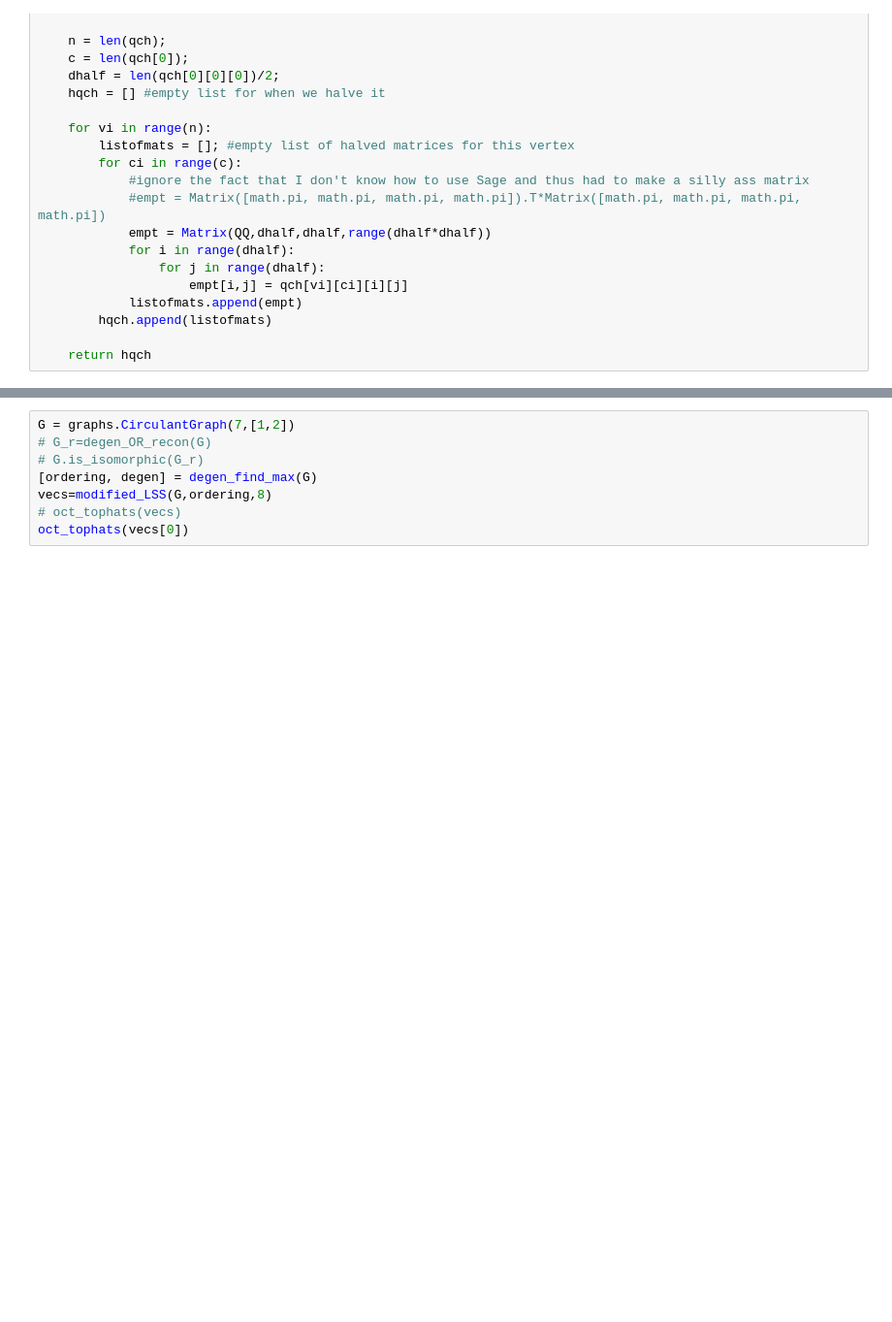
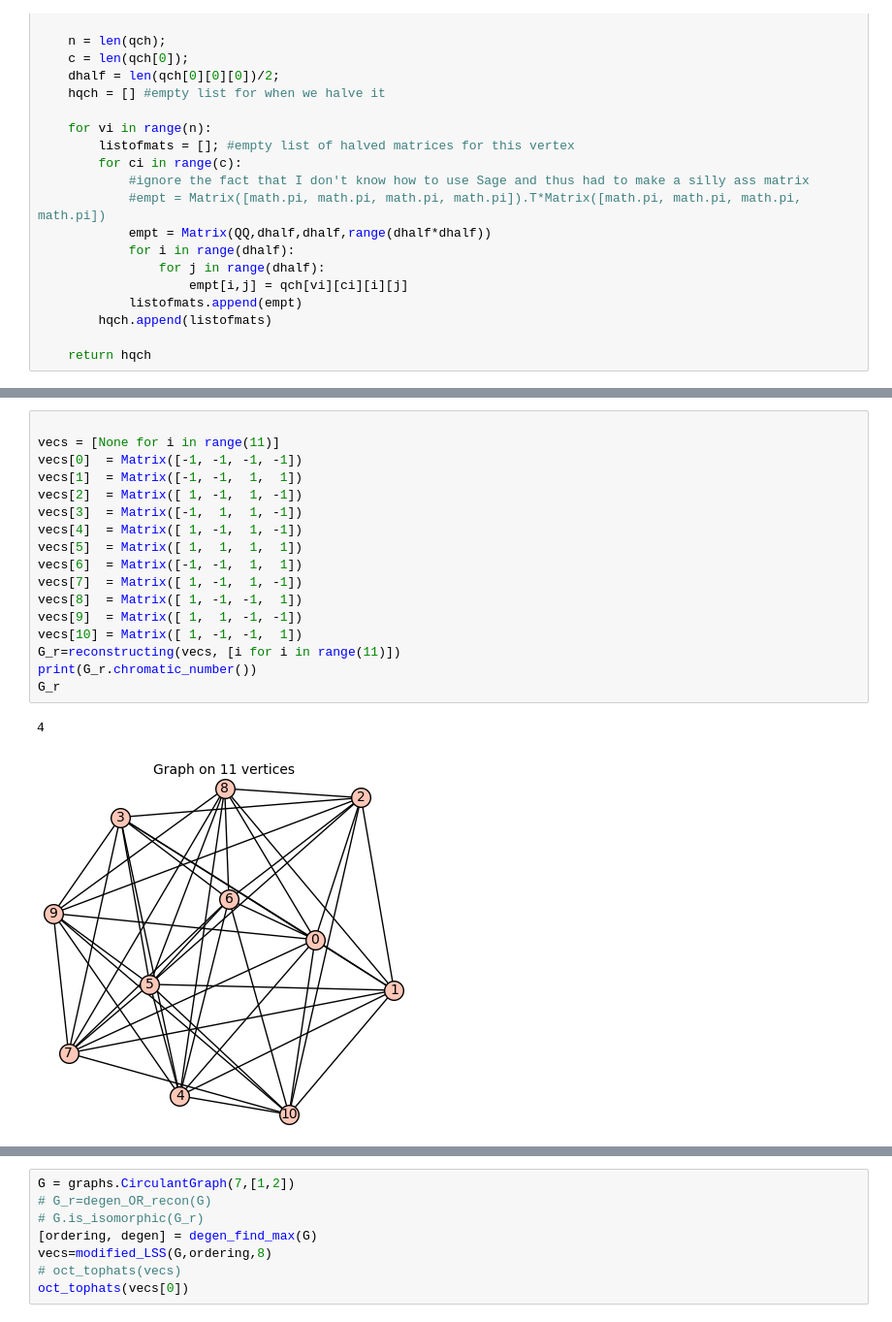
Before and after one commit to TessCollins/Graph_Research, a Jupyter notebook: Graphy_Research_Mains.ipynb, the cells around one changed output, grey strips where cells are left out. Shown at 97% size. Drawn from its saved outputs; the diff is of its cells as text; blank space fills up the shorter version.

```diff
--- a/Graphy_Research_Mains.ipynb
+++ b/Graphy_Research_Mains.ipynb
@@ -465,0 +499,20 @@ G.show()
+# %%
+
+vecs = [None for i in range(11)]
+vecs[0]  = Matrix([-1, -1, -1, -1])
+vecs[1]  = Matrix([-1, -1,  1,  1])
+vecs[2]  = Matrix([ 1, -1,  1, -1])
+vecs[3]  = Matrix([-1,  1,  1, -1])
+vecs[4]  = Matrix([ 1, -1,  1, -1])
+vecs[5]  = Matrix([ 1,  1,  1,  1])
+vecs[6]  = Matrix([-1, -1,  1,  1])
+vecs[7]  = Matrix([ 1, -1,  1, -1])
+vecs[8]  = Matrix([ 1, -1, -1,  1])
+vecs[9]  = Matrix([ 1,  1, -1, -1])
+vecs[10] = Matrix([ 1, -1, -1,  1])
+G_r=reconstructing(vecs, [i for i in range(11)])
+print(G_r.chromatic_number())
+G_r
+# %% [output]
+4
+[figure, added]
```
Also changed, not shown: parts of 18 cells of this notebook.
